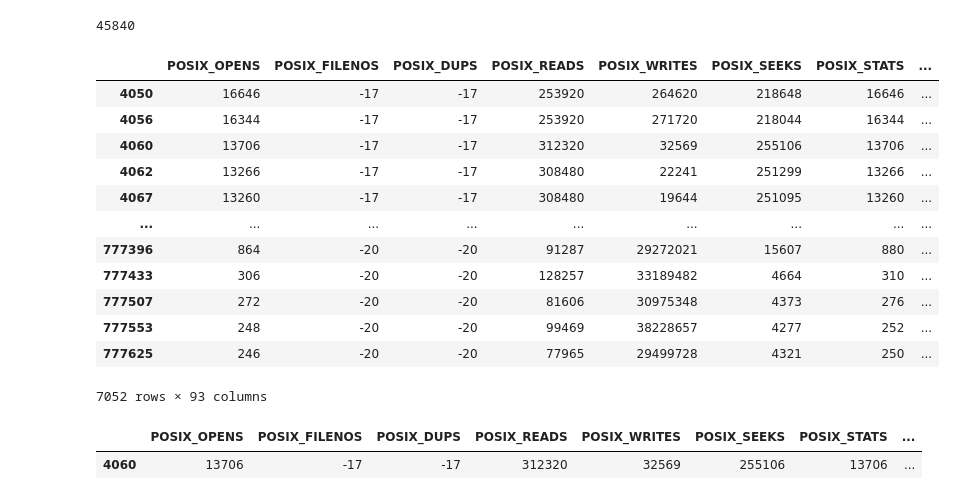
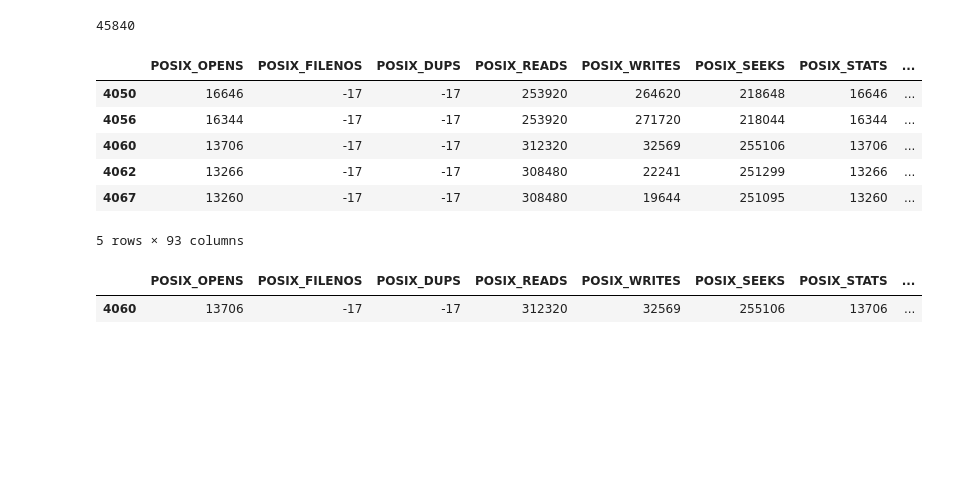
Before and after one commit to arcturus5340/IOTransferLearning, a Jupyter notebook: preprocessing/Blue_Waters_remove_dups.ipynb, the cells around one changed output. Saved outputs shown, nothing was run; the diff lists cells and outputs as text; code cells hidden in the pictures; blank space fills up the shorter version.

```diff
--- a/preprocessing/Blue_Waters_remove_dups.ipynb
+++ b/preprocessing/Blue_Waters_remove_dups.ipynb
@@ -40,21 +29,15 @@ len(test_app_dups)
 45840
 # %%
 test_app_no_dups = test_app[(test_app.POSIX_BYTES_READ.duplicated() == False) & (test_app.POSIX_BYTES_WRITTEN.duplicated() == False)]
-test_app_no_dups
+test_app_no_dups.head()
 # %% [output]
 |  | POSIX_OPENS | POSIX_FILENOS | POSIX_DUPS | POSIX_READS | POSIX_WRITES | POSIX_SEEKS | POSIX_STATS | ... |
 | 4050 | 16646 | -17 | -17 | 253920 | 264620 | 218648 | 16646 | ... |
 | 4056 | 16344 | -17 | -17 | 253920 | 271720 | 218044 | 16344 | ... |
 | 4060 | 13706 | -17 | -17 | 312320 | 32569 | 255106 | 13706 | ... |
 | 4062 | 13266 | -17 | -17 | 308480 | 22241 | 251299 | 13266 | ... |
 | 4067 | 13260 | -17 | -17 | 308480 | 19644 | 251095 | 13260 | ... |
-| ... | ... | ... | ... | ... | ... | ... | ... | ... |
-| 777396 | 864 | -20 | -20 | 91287 | 29272021 | 15607 | 880 | ... |
-| 777433 | 306 | -20 | -20 | 128257 | 33189482 | 4664 | 310 | ... |
-| 777507 | 272 | -20 | -20 | 81606 | 30975348 | 4373 | 276 | ... |
-| 777553 | 248 | -20 | -20 | 99469 | 38228657 | 4277 | 252 | ... |
-| 777625 | 246 | -20 | -20 | 77965 | 29499728 | 4321 | 250 | ... |
-7052 rows × 93 columns
+5 rows × 93 columns
 # %%
 test_dup_set = test_app[(test_app.POSIX_BYTES_READ == test_app_no_dups.iloc[2].POSIX_BYTES_READ)
          & (test_app.POSIX_BYTES_WRITTEN == test_app_no_dups.iloc[2].POSIX_BYTES_WRITTEN)]
```
Also changed, not shown: parts of 2 cells of this notebook, 7 other files.
